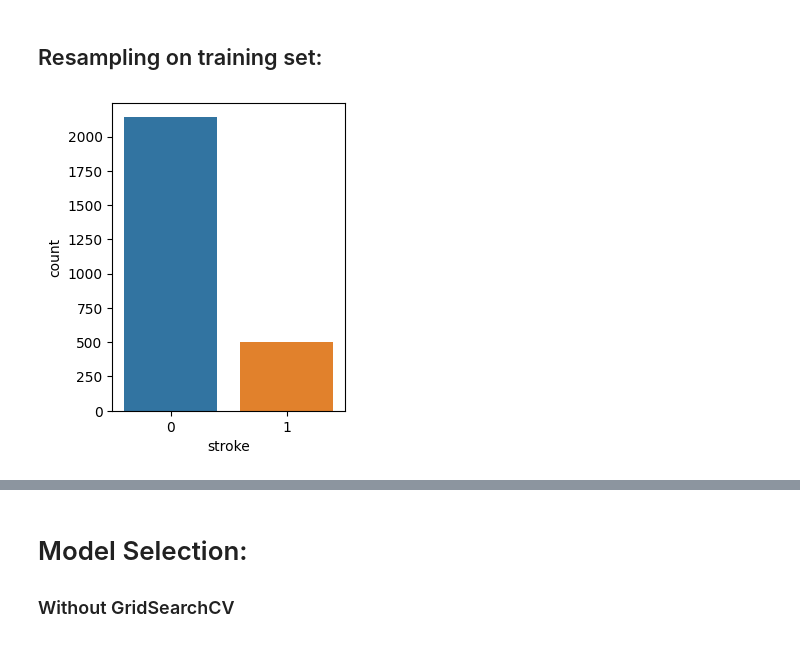
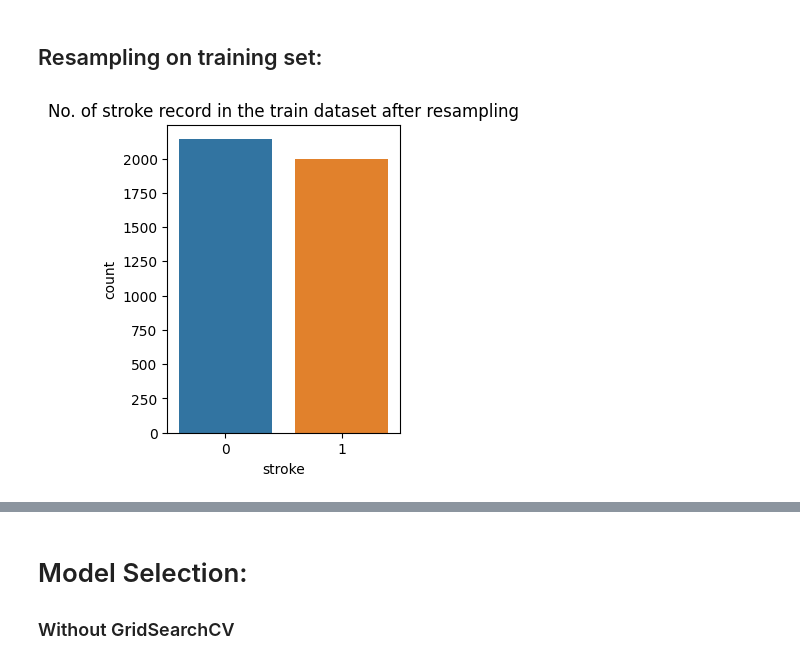
Before and after one commit to mehassanhmood/Project1, a Jupyter notebook: prod_lab_2.ipynb, the cells around one changed output, grey strips where cells are left out. Drawn from its saved outputs; the diff is of its cells as text; code cells hidden in the pictures.

```diff
--- a/prod_lab_2.ipynb
+++ b/prod_lab_2.ipynb
@@ -304,9 +304,7 @@ len(X_scaled)
 # %% [markdown]
 ## Training and Testing Sets:
 # %%
-X_train,X_test,y_train,y_test = train_test_split(X_scaled,y,test_size=0.35,stratify=y
-# ,random_state=10
-)
+X_train,X_test,y_train,y_test = train_test_split(X_scaled,y,test_size=0.35,stratify=y,random_state=10)
 # %%
 y_train.value_counts() , y_test.value_counts()
 # %% [output]
@@ -321,16 +319,14 @@ y_train.value_counts() , y_test.value_counts()
 # %% [markdown]
 ## Resampling on training set:
 # %%
-smote = SMOTE(sampling_strategy={0: y_train.value_counts()[0],1:500}
-# , random_state=42
-)
+smote = SMOTE(sampling_strategy={0: y_train.value_counts()[0],1:2000}, random_state=42)
 X_resampled, y_resampled = smote.fit_resample(X_train, y_train)
 yResampled_df=pd.DataFrame(y_resampled.value_counts())
 # %%
 plt.figure(figsize=(3,4))
-sns.barplot(data=yResampled_df,x=yResampled_df.index,y='count')
+sns.barplot(data=yResampled_df,x=yResampled_df.index,y='count').set(title ='No. of stroke record in the train dataset after resampling')
 if not os.path.exists('pictures/data_smote.png'):
     plt.savefig('pictures/data_smote.png')
 plt.show();
 # %% [output]
-[figure, old version]
+[figure, new version]
```
Also changed, not shown: parts of 22 cells of this notebook.
